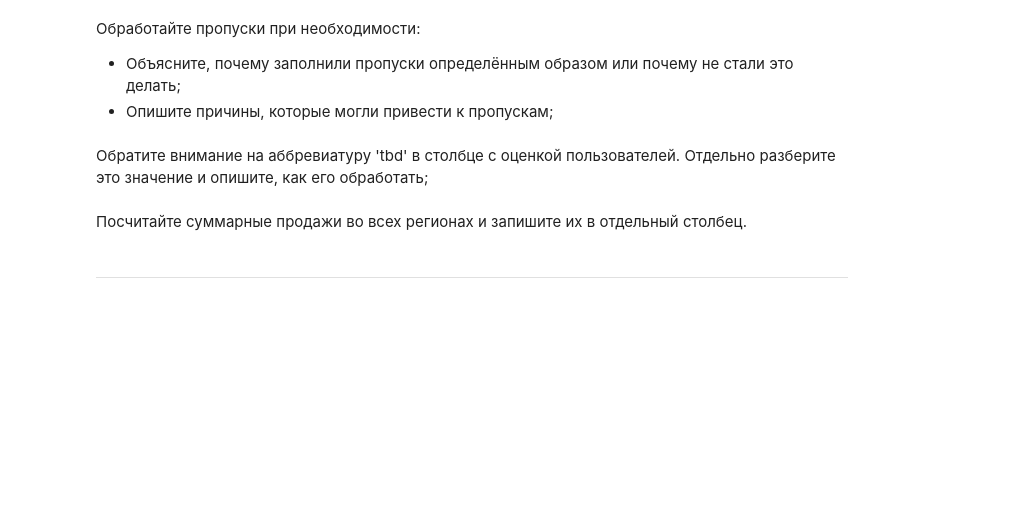
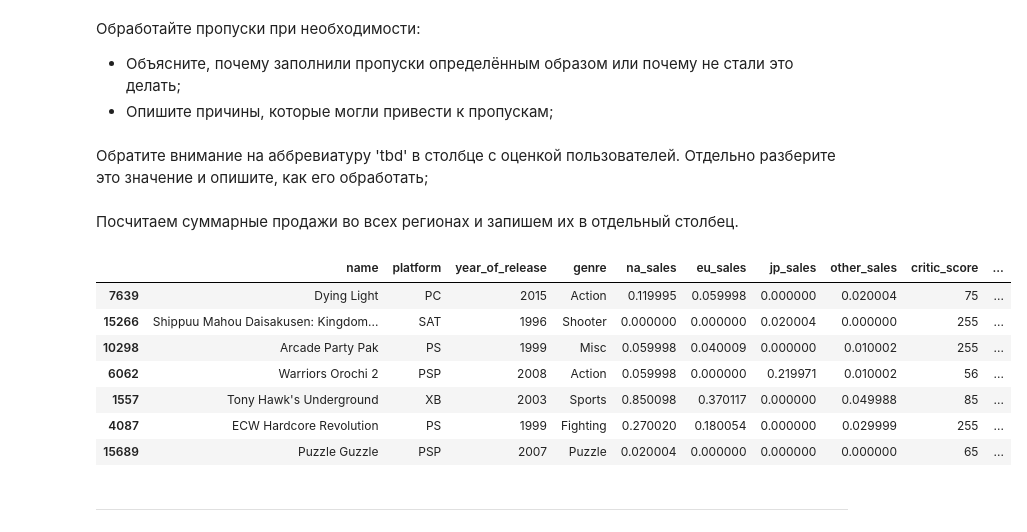
Before and after one commit to zabelin-ds/practicum, a Jupyter notebook: 05_project/gather_00.ipynb, the cells around one changed output. Drawn from its saved outputs; the diff is of its cells as text; code cells hidden in the pictures; blank space fills up the shorter version.

```diff
--- a/05_project/gather_00.ipynb
+++ b/05_project/gather_00.ipynb
@@ -523,13 +539,13 @@ games_df = games_df.astype(
     {
         # 'name': '',
         'platform': 'category',
-        'year_of_release': 'unit16',
+        'year_of_release': 'uint16',
         'genre': 'category',
-        'na_sales': '',
-        'eu_sales': '',
-        'jp_sales': '',
-        'other_sales': '',
-        'critic_score': '',
+        'na_sales': 'float16',
+        'eu_sales': 'float16',
+        'jp_sales': 'float16',
+        'other_sales': 'float16',
+        'critic_score': 'uint8',
         'user_score': 'float16',
         'rating': 'category',
     }
@@ -541,7 +583,25 @@ games_df = games_df.astype(
 # %% [markdown]
 Обратите внимание на аббревиатуру 'tbd' в столбце с оценкой пользователей. Отдельно разберите это значение и опишите, как его обработать;
 # %% [markdown]
-Посчитайте суммарные продажи во всех регионах и запишите их в отдельный столбец.
+Посчитаем суммарные продажи во всех регионах и запишем их в отдельный столбец.
+# %%
+games_df['sum_sales'] = games_df.loc[
+    : ,
+    ['na_sales', 'eu_sales', 'jp_sales', 'other_sales']
+].sum(axis=1)
+# %%
+display(
+    games_df.sample(7)
+)
+# %% [output]
+|  | name | platform | year_of_release | genre | na_sales | eu_sales | jp_sales | other_sales | critic_score | ... |
+| 7639 | Dying Light | PC | 2015 | Action | 0.119995 | 0.059998 | 0.000000 | 0.020004 | 75 | ... |
+| 15266 | Shippuu Mahou Daisakusen: Kingdom... | SAT | 1996 | Shooter | 0.000000 | 0.000000 | 0.020004 | 0.000000 | 255 | ... |
+| 10298 | Arcade Party Pak | PS | 1999 | Misc | 0.059998 | 0.040009 | 0.000000 | 0.010002 | 255 | ... |
+| 6062 | Warriors Orochi 2 | PSP | 2008 | Action | 0.059998 | 0.000000 | 0.219971 | 0.010002 | 56 | ... |
+| 1557 | Tony Hawk's Underground | XB | 2003 | Sports | 0.850098 | 0.370117 | 0.000000 | 0.049988 | 85 | ... |
+| 4087 | ECW Hardcore Revolution | PS | 1999 | Fighting | 0.270020 | 0.180054 | 0.000000 | 0.029999 | 255 | ... |
+| 15689 | Puzzle Guzzle | PSP | 2007 | Puzzle | 0.020004 | 0.000000 | 0.000000 | 0.000000 | 65 | ... |
 # %% [markdown]
 <hr>
 # %% [markdown]
```
Also changed, not shown: parts of 26 cells of this notebook, 1 other file.
